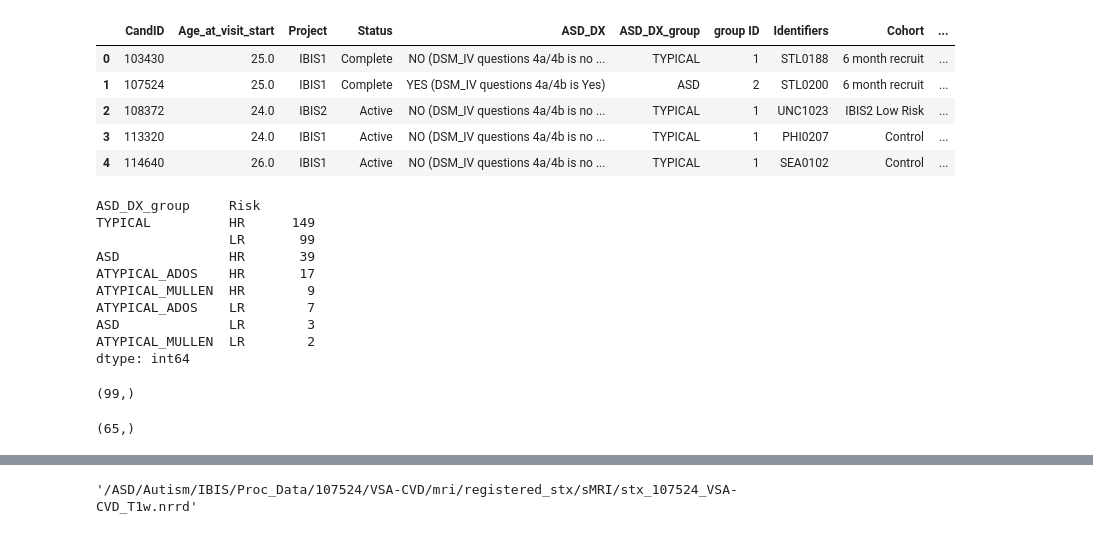
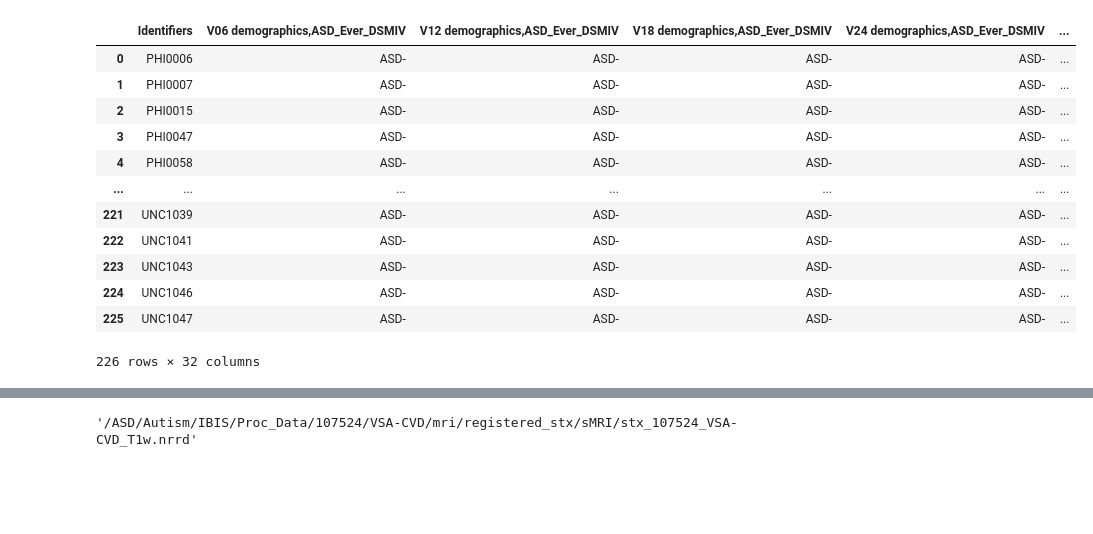
Before and after one commit to eonemli/sade, a Jupyter notebook: sade/datasets/brains/IBIS.ipynb, the cells around one changed output, grey strips where cells are left out. Cells and saved outputs as stored; diff of their text form; code cells hidden in the pictures; blank space fills up the shorter version.

Commit message:
Updated definition of IBIS inliers

```diff
--- a/sade/datasets/brains/IBIS.ipynb
+++ b/sade/datasets/brains/IBIS.ipynb
@@ -8,0 +72,8 @@ np.random.seed(seed=42)
+# %%
+ados_scores = pd.read_csv(f"/ASD/ahsan_projects/braintypicality/dataset/ADOS-IBIS1_2.csv",
+                 usecols=lambda c: re.match( r"(.*severity_score_lookup)|(Identifiers)", c))
+ados_scores = ados_scores.replace(".", -1).dropna()
+cols = ["V24 ADOS_Derived,severity_score_lookup", "V36 ADOS_Derived,severity_score_lookup", "V37Plus ADOS_Derived,severity_score_lookup"]
+ados_scores[cols] = ados_scores[cols].astype(np.int64)
+ados_scores = ados_scores[~(ados_scores[cols] == -1).all(axis=1)]
+ados_scores
@@ -8,0 +94,4 @@ np.random.seed(seed=42)
+# %%
+ados_inlier_mask = (ados_scores.drop(columns="Identifiers") <= 2).all(1)
+ados_inliers = ados_scores[ados_inlier_mask]
+ados_inliers
@@ -9,35 +112,35 @@ np.random.seed(seed=42)
+# %%
+asd_ados_negatives = pd.merge(asd_negatives, ados_inliers, on="Identifiers").drop_duplicates(subset="CandID")
+asd_ados_negatives
+# %% [output]
+|  | Identifiers | V06 demographics,ASD_Ever_DSMIV | V12 demographics,ASD_Ever_DSMIV | V18 demographics,ASD_Ever_DSMIV | V24 demographics,ASD_Ever_DSMIV | ... |
+| 0 | PHI0006 | ASD- | ASD- | ASD- | ASD- | ... |
+| 1 | PHI0007 | ASD- | ASD- | ASD- | ASD- | ... |
+| 2 | PHI0015 | ASD- | ASD- | ASD- | ASD- | ... |
+| 3 | PHI0047 | ASD- | ASD- | ASD- | ASD- | ... |
+| 4 | PHI0058 | ASD- | ASD- | ASD- | ASD- | ... |
+| ... | ... | ... | ... | ... | ... | ... |
+| 221 | UNC1039 | ASD- | ASD- | ASD- | ASD- | ... |
+| 222 | UNC1041 | ASD- | ASD- | ASD- | ASD- | ... |
+| 223 | UNC1043 | ASD- | ASD- | ASD- | ASD- | ... |
+| 224 | UNC1046 | ASD- | ASD- | ASD- | ASD- | ... |
+| 225 | UNC1047 | ASD- | ASD- | ASD- | ASD- | ... |
+226 rows × 32 columns
 # %%
-raw_info = pd.read_csv(f"/ASD/ahsan_projects/braintypicality/dataset/IBIS_V06_CSF_All.csv", usecols=[
-    "CandID","Age_at_visit_start","Project","Status","ASD_DX",
-    "ASD_DX_group","group ID","Identifiers","Cohort","Risk"])
-raw_info.head()
+# ##### Outdated CSV ##########
+# raw_info = pd.read_csv(f"/ASD/ahsan_projects/braintypicality/dataset/IBIS_V06_CSF_All.csv", usecols=[
+#     "Identifiers", "CandID","Age_at_visit_start","Project","Status","ASD_DX",
+#     "ASD_DX_group","group ID","Identifiers","Cohort","Risk"])
+# raw_info.head()
+
+# raw_info[["ASD_DX_group", "Risk"]].value_counts()
+
+# outliers = raw_info.query("ASD_DX_group !='TYPICAL' & Risk=='HR'")["CandID"].drop_duplicates()
+# outliers.shape
+
+# lr_typicals = raw_info.query("ASD_DX_group=='TYPICAL' & Risk=='LR'")
+# lr_typicals.shape
+
+# # inliers = pd.merge(lr_typicals, asd_ados_negatives, on="CandID")["CandID"].drop_duplicates()
+# # inliers.shape
+##############################
-# %% [output]
-|  | CandID | Age_at_visit_start | Project | Status | ASD_DX | ASD_DX_group | group ID | Identifiers | Cohort | ... |
-| 0 | 103430 | 25.0 | IBIS1 | Complete | NO (DSM_IV questions 4a/4b is no ... | TYPICAL | 1 | STL0188 | 6 month recruit | ... |
-| 1 | 107524 | 25.0 | IBIS1 | Complete | YES (DSM_IV questions 4a/4b is Yes) | ASD | 2 | STL0200 | 6 month recruit | ... |
-| 2 | 108372 | 24.0 | IBIS2 | Active | NO (DSM_IV questions 4a/4b is no ... | TYPICAL | 1 | UNC1023 | IBIS2 Low Risk | ... |
-| 3 | 113320 | 24.0 | IBIS1 | Active | NO (DSM_IV questions 4a/4b is no ... | TYPICAL | 1 | PHI0207 | Control | ... |
-| 4 | 114640 | 26.0 | IBIS1 | Active | NO (DSM_IV questions 4a/4b is no ... | TYPICAL | 1 | SEA0102 | Control | ... |
-# %%
-raw_info[["ASD_DX_group", "Risk"]].value_counts()
-# %% [output]
-ASD_DX_group     Risk
-TYPICAL          HR      149
-                 LR       99
-ASD              HR       39
-ATYPICAL_ADOS    HR       17
-ATYPICAL_MULLEN  HR        9
-ATYPICAL_ADOS    LR        7
-ASD              LR        3
-ATYPICAL_MULLEN  LR        2
-dtype: int64
-# %%
-inliers = raw_info.query("ASD_DX_group=='TYPICAL' & Risk=='LR'")["CandID"].drop_duplicates()
-inliers.shape
-# %% [output]
-(99,)
-# %%
-outliers = raw_info.query("ASD_DX_group !='TYPICAL' & Risk=='HR'")["CandID"].drop_duplicates()
-outliers.shape
-# %% [output]
-(65,)
```
Also changed, not shown: parts of 35 cells of this notebook.
